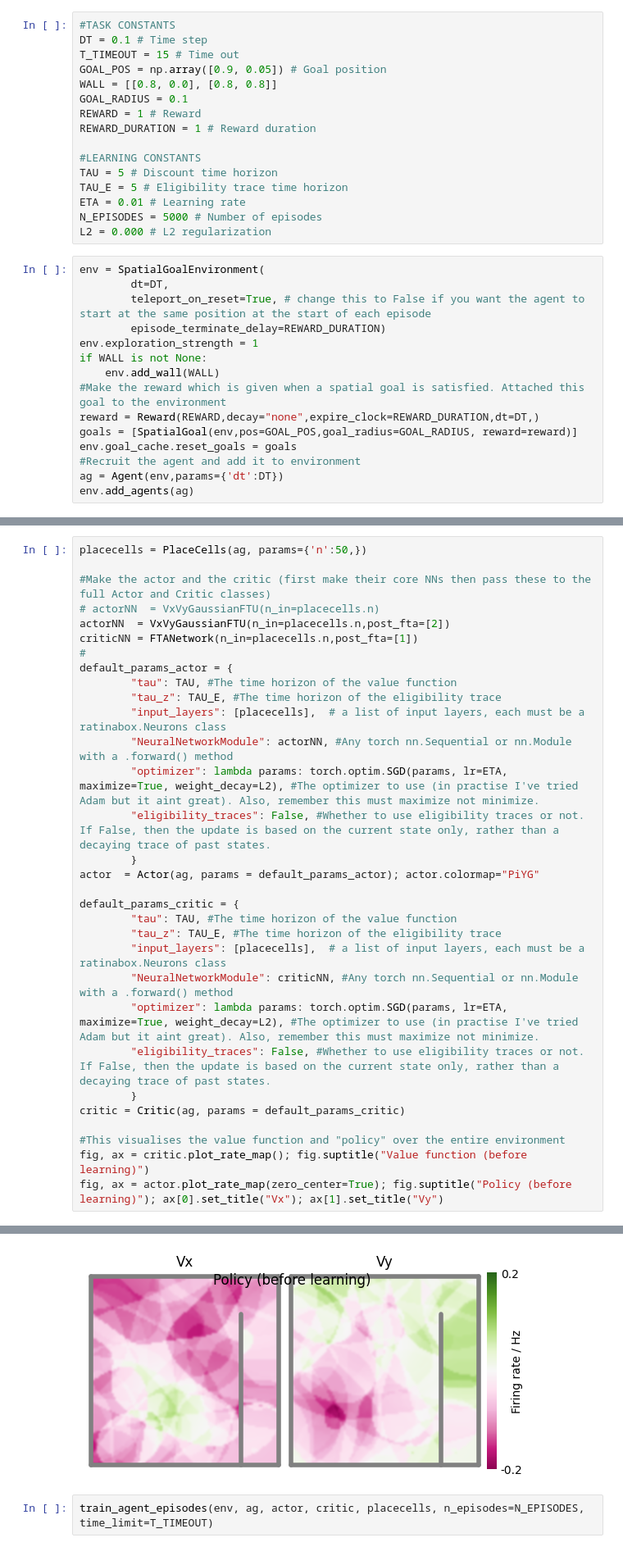
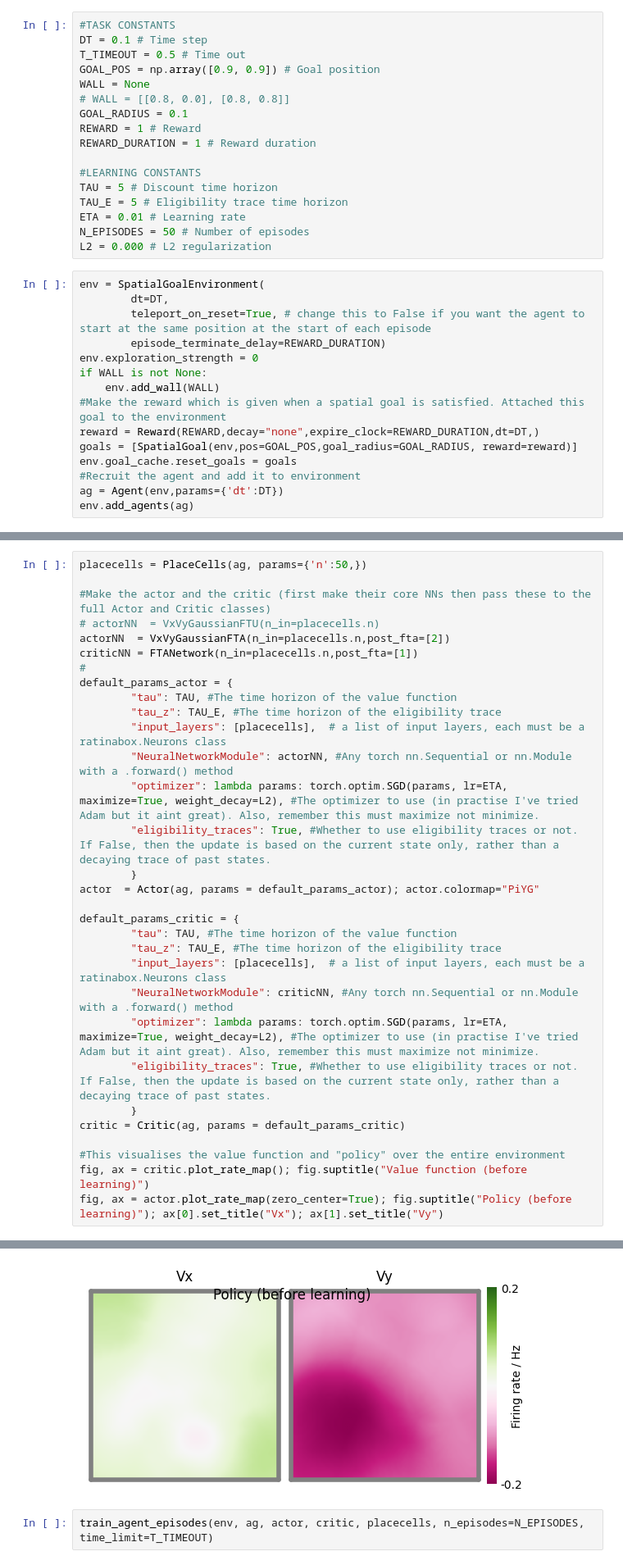
Before and after one commit to jadkins99/RatInABox, a Jupyter notebook: neuro-rl/actor_critic_fta.ipynb, the cells around one changed output, grey strips where cells are left out. Shown at 82% size. Saved outputs shown, nothing was run; the diff lists cells and outputs as text.

```diff
--- a/neuro-rl/actor_critic_fta.ipynb
+++ b/neuro-rl/actor_critic_fta.ipynb
@@ -19,9 +19,10 @@ from training_utils import *
 # %%
 #TASK CONSTANTS
 DT = 0.1 # Time step
-T_TIMEOUT = 15 # Time out
-GOAL_POS = np.array([0.9, 0.05]) # Goal position
-WALL = [[0.8, 0.0], [0.8, 0.8]]
+T_TIMEOUT = 0.5 # Time out
+GOAL_POS = np.array([0.9, 0.9]) # Goal position
+WALL = None
+# WALL = [[0.8, 0.0], [0.8, 0.8]]
 GOAL_RADIUS = 0.1
 REWARD = 1 # Reward
 REWARD_DURATION = 1 # Reward duration
@@ -30,14 +31,14 @@ REWARD_DURATION = 1 # Reward duration
 TAU = 5 # Discount time horizon
 TAU_E = 5 # Eligibility trace time horizon
 ETA = 0.01 # Learning rate
-N_EPISODES = 5000 # Number of episodes
+N_EPISODES = 50 # Number of episodes
 L2 = 0.000 # L2 regularization
 # %%
 env = SpatialGoalEnvironment(
         dt=DT,
         teleport_on_reset=True, # change this to False if you want the agent to start at the same position at the start of each episode
         episode_terminate_delay=REWARD_DURATION)
-env.exploration_strength = 1
+env.exploration_strength = 0
 if WALL is not None:
     env.add_wall(WALL)
 #Make the reward which is given when a spatial goal is satisfied. Attached this goal to the environment
@@ -58,7 +59,7 @@ placecells = PlaceCells(ag, params={'n':50,})
 
 #Make the actor and the critic (first make their core NNs then pass these to the full Actor and Critic classes)
 # actorNN  = VxVyGaussianFTU(n_in=placecells.n)
-actorNN  = VxVyGaussianFTU(n_in=placecells.n,post_fta=[2])
+actorNN  = VxVyGaussianFTA(n_in=placecells.n,post_fta=[2])
 criticNN = FTANetwork(n_in=placecells.n,post_fta=[1])
 #
 default_params_actor = {
@@ -67,7 +68,7 @@ default_params_actor = {
         "input_layers": [placecells],  # a list of input layers, each must be a ratinabox.Neurons class
         "NeuralNetworkModule": actorNN, #Any torch nn.Sequential or nn.Module with a .forward() method
         "optimizer": lambda params: torch.optim.SGD(params, lr=ETA,  maximize=True, weight_decay=L2), #The optimizer to use (in practise I've tried Adam but it aint great). Also, remember this must maximize not minimize.
-        "eligibility_traces": False, #Whether to use eligibility traces or not. If False, then the update is based on the current state only, rather than a decaying trace of past states.
+        "eligibility_traces": True, #Whether to use eligibility traces or not. If False, then the update is based on the current state only, rather than a decaying trace of past states.
         }
 actor  = Actor(ag, params = default_params_actor); actor.colormap="PiYG"
 
@@ -77,7 +78,7 @@ default_params_critic = {
         "input_layers": [placecells],  # a list of input layers, each must be a ratinabox.Neurons class
         "NeuralNetworkModule": criticNN, #Any torch nn.Sequential or nn.Module with a .forward() method
         "optimizer": lambda params: torch.optim.SGD(params, lr=ETA,  maximize=True, weight_decay=L2), #The optimizer to use (in practise I've tried Adam but it aint great). Also, remember this must maximize not minimize.
-        "eligibility_traces": False, #Whether to use eligibility traces or not. If False, then the update is based on the current state only, rather than a decaying trace of past states.
+        "eligibility_traces": True, #Whether to use eligibility traces or not. If False, then the update is based on the current state only, rather than a decaying trace of past states.
         }
 critic = Critic(ag, params = default_params_critic)
 
@@ -92,4 +93,4 @@ Text(0.5, 1.0, 'Vy')
-[figure, old version]
+[figure, new version]
 # %%
 train_agent_episodes(env, ag, actor, critic, placecells, n_episodes=N_EPISODES, time_limit=T_TIMEOUT)
 # %%
```
Also changed, not shown: parts of 4 cells of this notebook, 5 other files.
